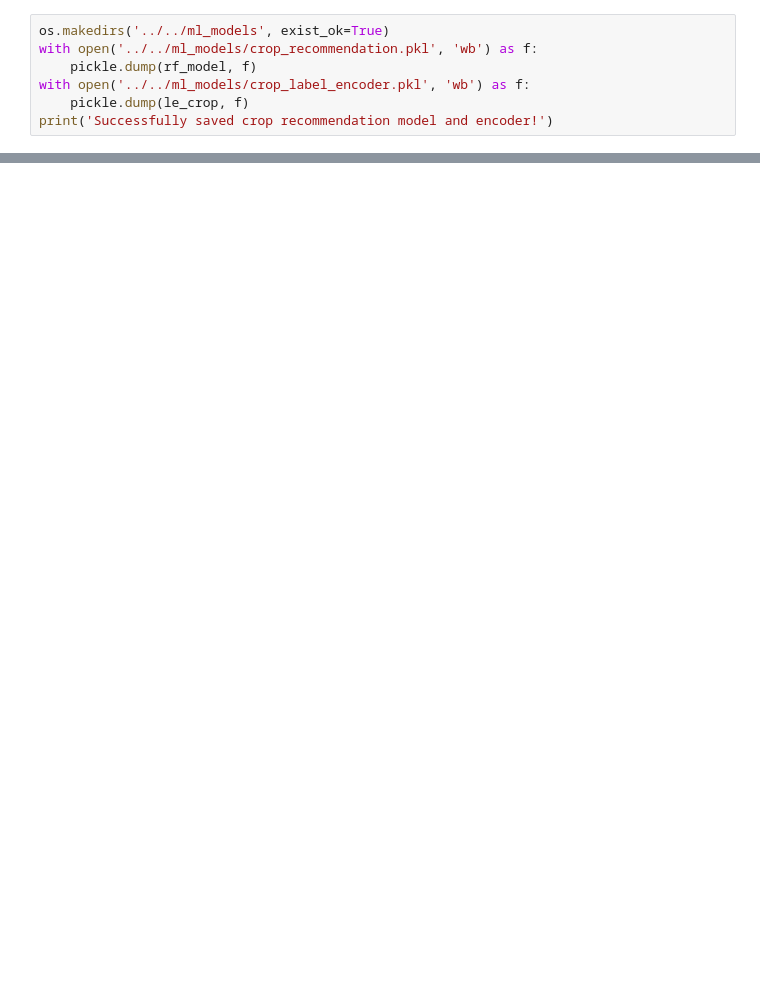
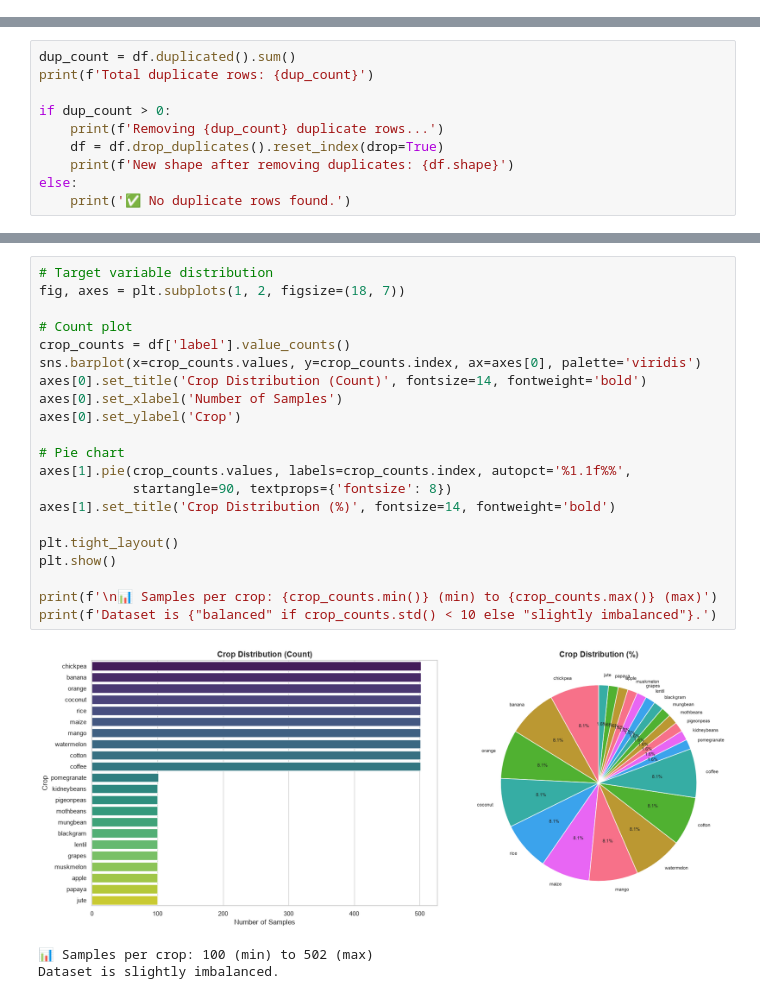
Before and after one commit to ruthwikreddy07/Krishik-AI, a Jupyter notebook: ml_training/crop_recommendation/train_crop_recommendation.ipynb, the cells around one changed output, grey strips where cells are left out. Cells and saved outputs as stored; diff of their text form; blank space fills up the shorter version.

```diff
--- a/ml_training/crop_recommendation/train_crop_recommendation.ipynb
+++ b/ml_training/crop_recommendation/train_crop_recommendation.ipynb
@@ -171,7 +0,0 @@ weighted avg       0.99      0.99      0.99      2040
-# %%
-os.makedirs('../../ml_models', exist_ok=True)
-with open('../../ml_models/crop_recommendation.pkl', 'wb') as f:
-    pickle.dump(rf_model, f)
-with open('../../ml_models/crop_label_encoder.pkl', 'wb') as f:
-    pickle.dump(le_crop, f)
-print('Successfully saved crop recommendation model and encoder!')
@@ -179,0 +182,10 @@ Successfully saved crop recommendation model and encoder!
+# %%
+dup_count = df.duplicated().sum()
+print(f'Total duplicate rows: {dup_count}')
+
+if dup_count > 0:
+    print(f'Removing {dup_count} duplicate rows...')
+    df = df.drop_duplicates().reset_index(drop=True)
+    print(f'New shape after removing duplicates: {df.shape}')
+else:
+    print('✅ No duplicate rows found.')
@@ -179,0 +202,25 @@ Successfully saved crop recommendation model and encoder!
+# %%
+# Target variable distribution
+fig, axes = plt.subplots(1, 2, figsize=(18, 7))
+
+# Count plot
+crop_counts = df['label'].value_counts()
+sns.barplot(x=crop_counts.values, y=crop_counts.index, ax=axes[0], palette='viridis')
+axes[0].set_title('Crop Distribution (Count)', fontsize=14, fontweight='bold')
+axes[0].set_xlabel('Number of Samples')
+axes[0].set_ylabel('Crop')
+
+# Pie chart
+axes[1].pie(crop_counts.values, labels=crop_counts.index, autopct='%1.1f%%',
+            startangle=90, textprops={'fontsize': 8})
+axes[1].set_title('Crop Distribution (%)', fontsize=14, fontweight='bold')
+
+plt.tight_layout()
+plt.show()
+
+print(f'\n📊 Samples per crop: {crop_counts.min()} (min) to {crop_counts.max()} (max)')
+print(f'Dataset is {"balanced" if crop_counts.std() < 10 else "slightly imbalanced"}.')
+# %% [output]
+[figure, added]
+📊 Samples per crop: 100 (min) to 502 (max)
+Dataset is slightly imbalanced.
```
Also changed, not shown: parts of 49 cells of this notebook, 13 other files.
